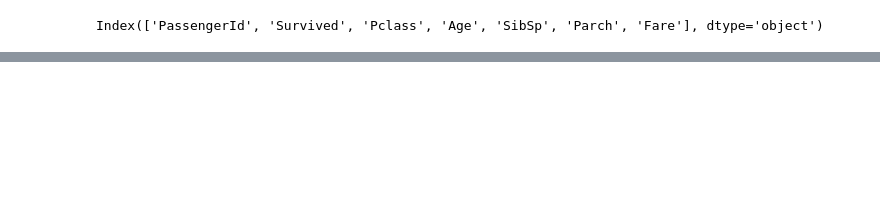
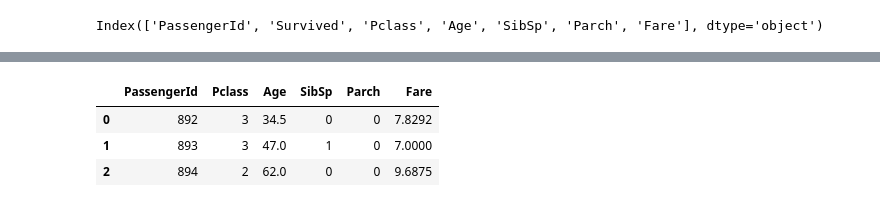
Before and after one commit to cleberfeliccio/Previsao_Sobreviventes_titanic, a Jupyter notebook: inicial.ipynb, the cells around one changed output, grey strips where cells are left out. Drawn from its saved outputs; the diff is of its cells as text; code cells hidden in the pictures; blank space fills up the shorter version.

```diff
--- a/inicial.ipynb
+++ b/inicial.ipynb
@@ -267,0 +253,5 @@ teste_txt = teste.loc[: , teste_nr]
+# %%
+# selecionando apenas valores numericos da base de teste
+# nao temos a coluna "Survived" porque é ela que queremos prever
+col_teste_nr = teste.columns[teste.dtypes != 'object']
+col_teste_nr
@@ -268,3 +260,6 @@ teste_txt = teste.loc[: , teste_nr]
+# %%
+# E para a base de teste selecionamos  apenas valores numericos da base de teste
+teste_nr = teste.loc[:, col_teste_nr]
 # %%
 # Selecionando um modelo de Classificacao
 
@@ -330,0 +387,8 @@ pandas.core.indexes.base.Index
+# %%
+# Visualizando a base de teste Apenas com valores numericos:
+teste_nr.head(3)
+# %% [output]
+|  | PassengerId | Pclass | Age | SibSp | Parch | Fare |
+| 0 | 892 | 3 | 34.5 | 0 | 0 | 7.8292 |
+| 1 | 893 | 3 | 47.0 | 1 | 0 | 7.0000 |
+| 2 | 894 | 2 | 62.0 | 0 | 0 | 9.6875 |
```
Also changed, not shown: parts of 40 cells of this notebook, 3 other files.
